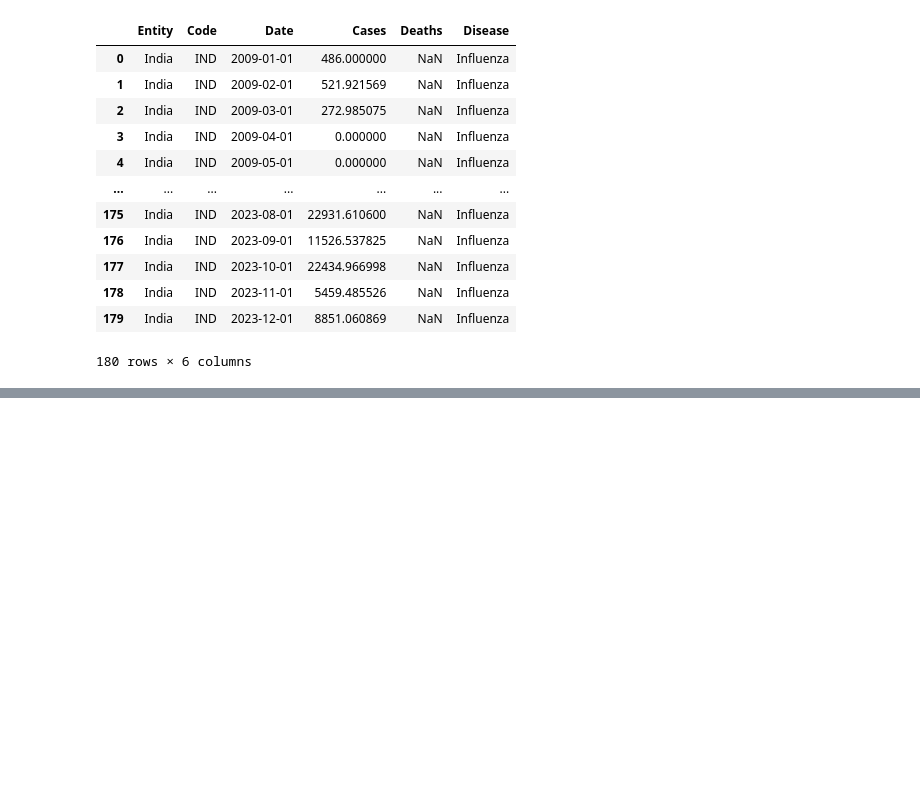
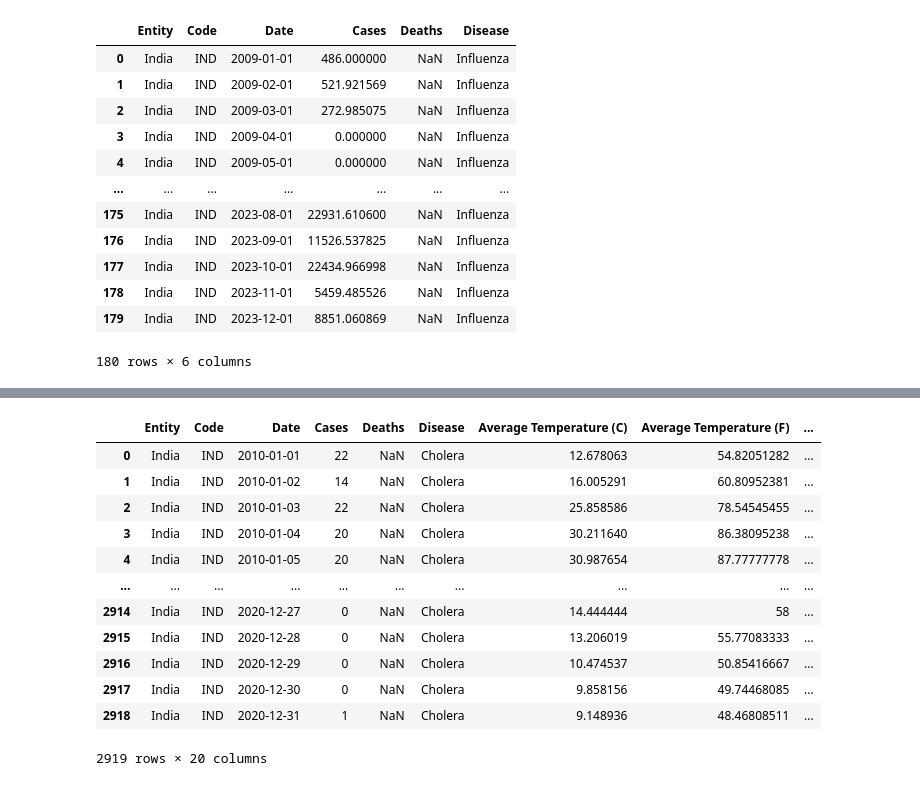
Before and after one commit to Chaitya0623/IPD_Medledger, a Jupyter notebook: Dataset/Diseases/daily.ipynb, the cells around one changed output, grey strips where cells are left out. Saved outputs shown, nothing was run; the diff lists cells and outputs as text; code cells hidden in the pictures; blank space fills up the shorter version.

```diff
--- a/Dataset/Diseases/daily.ipynb
+++ b/Dataset/Diseases/daily.ipynb
@@ -113,0 +149,3 @@ monthly_influenza
+# %%
+monthly_cholera = pd.read_csv('Monthly/monthly_cholera.csv')
+monthly_cholera
@@ -113,0 +166,28 @@ monthly_influenza
+# %%
+def distribute_cases(df):
+    result = []
+    for _, row in df.iterrows():
+        year = row['Year']
+        month = row['Month']
+        total_cases = row['Cases']
+        days_in_month = pd.Period(f"{year}-{month}", 'M').days_in_month
+        average_cases = total_cases/days_in_month
+        daily_cases = np.random.randint(0.7*average_cases, high=1.3*average_cases+1, size=days_in_month)
+        daily_cases[-1] += total_cases - daily_cases.sum()
+        if daily_cases[-1] < 0:
+            daily_cases[-1] *= -1
+        for i, cases in enumerate(daily_cases):
+            result.append({
+                'Year': year,
+                'Month': month,
+                'Day': i + 1,
+                'Cases': cases
+            })
+    result_df = pd.DataFrame(result)
+    result_df['Date'] = pd.to_datetime(result_df[['Year', 'Month', 'Day']])
+    result_df.drop(columns=['Year', 'Month', 'Day'], inplace=True)
+    return result_df
+
+# Distribute cases randomly across days
+cholera = distribute_cases(monthly_cholera)
+cholera
@@ -113,0 +208,7 @@ monthly_influenza
+# %%
+cholera['Code'] = 'IND'
+cholera['Disease'] = 'Cholera'
+cholera['Deaths'] = np.nan
+cholera['Entity'] = 'India'
+cholera = cholera[['Entity', 'Code', 'Date', 'Cases', 'Deaths', 'Disease']]
+cholera
@@ -113,0 +229,19 @@ monthly_influenza
+# %%
+cholera = pd.merge(cholera, df, on='Date', how='inner')
+cholera['Symptoms'] = '["Profuse watery diarrhea", "Nausea", "Vomiting", "Muscle cramps", "Dehydration", "Shock"]'
+cholera.to_csv('Daily/daily_cholera.csv')
+cholera
+# %% [output]
+|  | Entity | Code | Date | Cases | Deaths | Disease | Average Temperature (C) | Average Temperature (F) | ... |
+| 0 | India | IND | 2010-01-01 | 22 | NaN | Cholera | 12.678063 | 54.82051282 | ... |
+| 1 | India | IND | 2010-01-02 | 14 | NaN | Cholera | 16.005291 | 60.80952381 | ... |
+| 2 | India | IND | 2010-01-03 | 22 | NaN | Cholera | 25.858586 | 78.54545455 | ... |
+| 3 | India | IND | 2010-01-04 | 20 | NaN | Cholera | 30.211640 | 86.38095238 | ... |
+| 4 | India | IND | 2010-01-05 | 20 | NaN | Cholera | 30.987654 | 87.77777778 | ... |
+| ... | ... | ... | ... | ... | ... | ... | ... | ... | ... |
+| 2914 | India | IND | 2020-12-27 | 0 | NaN | Cholera | 14.444444 | 58 | ... |
+| 2915 | India | IND | 2020-12-28 | 0 | NaN | Cholera | 13.206019 | 55.77083333 | ... |
+| 2916 | India | IND | 2020-12-29 | 0 | NaN | Cholera | 10.474537 | 50.85416667 | ... |
+| 2917 | India | IND | 2020-12-30 | 0 | NaN | Cholera | 9.858156 | 49.74468085 | ... |
+| 2918 | India | IND | 2020-12-31 | 1 | NaN | Cholera | 9.148936 | 48.46808511 | ... |
+2919 rows × 20 columns
```
Also changed, not shown: parts of 24 cells of this notebook, 11 other files.
